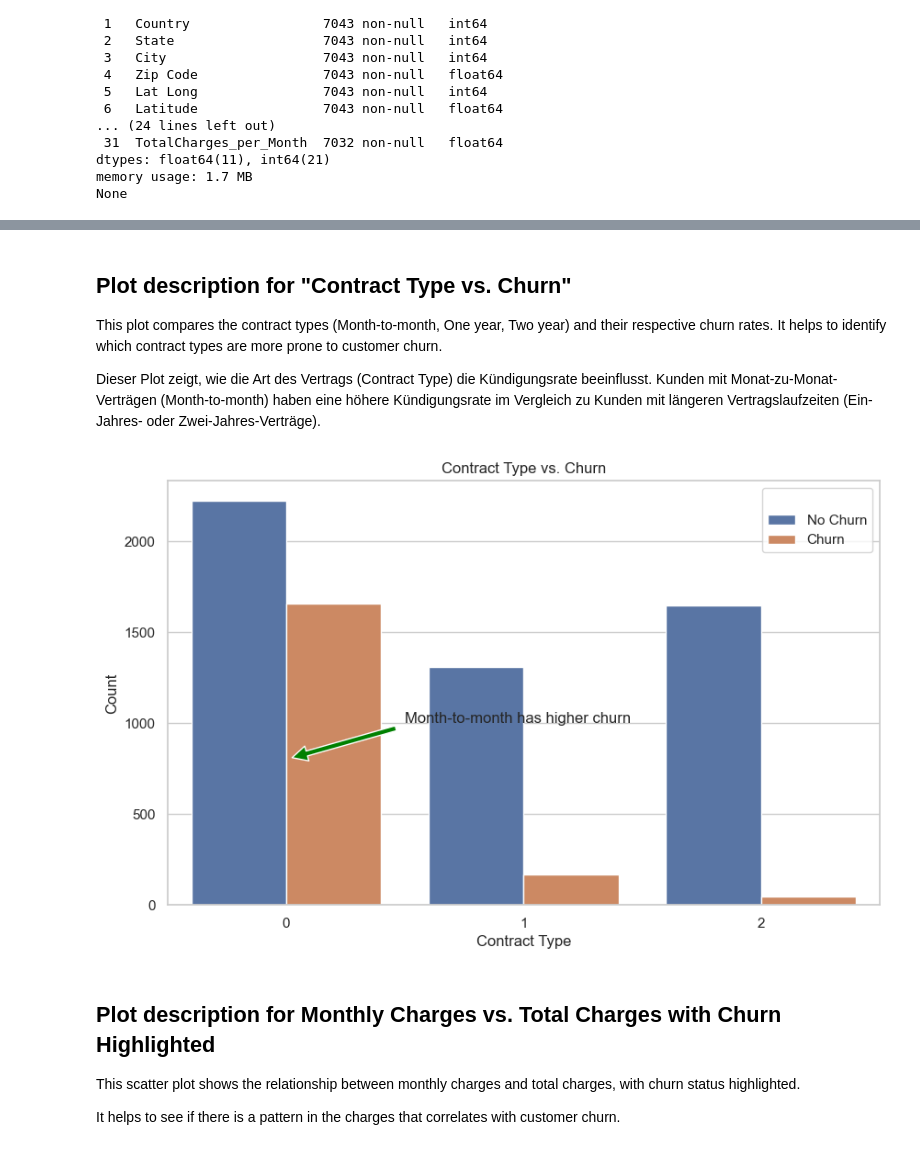
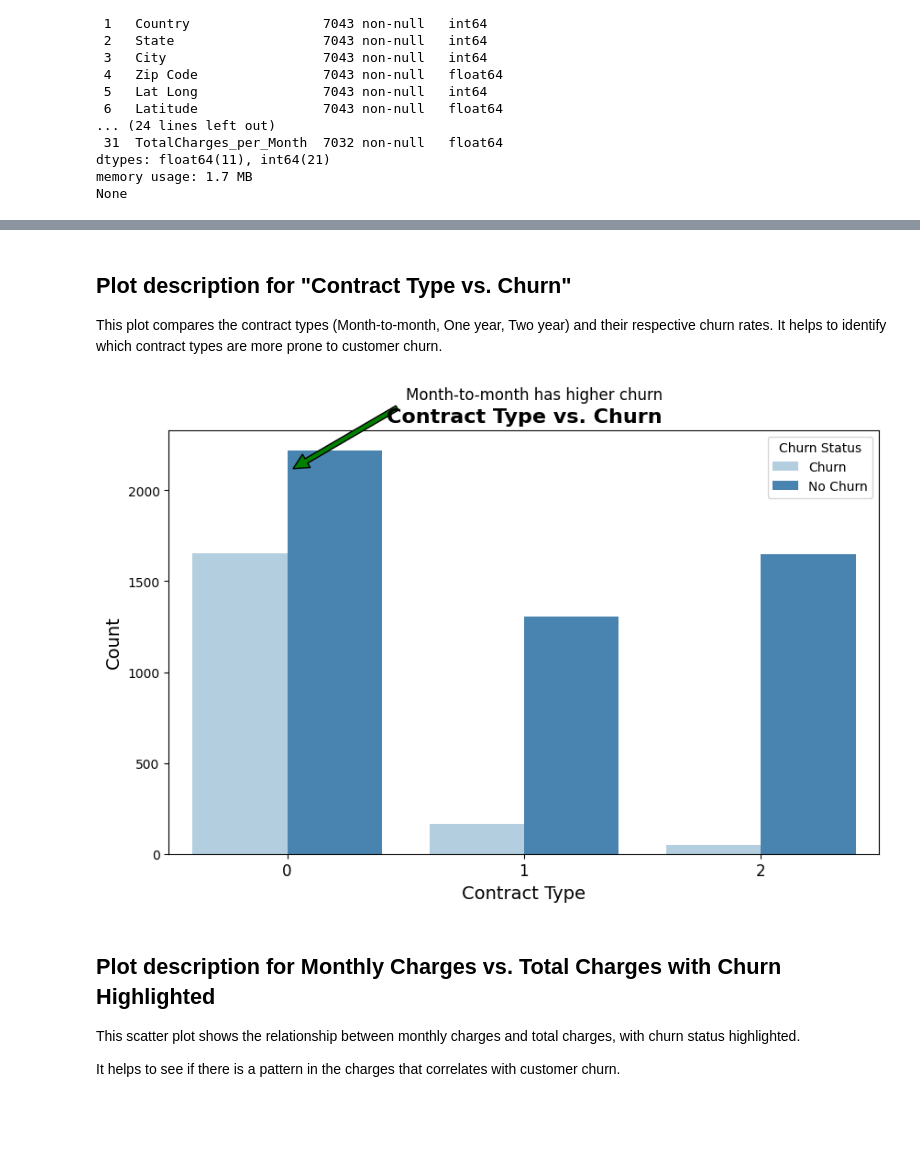
Before and after one commit to MichelleWegner/Customer-Stay-Analytics, a Jupyter notebook: Notebook/Clean-Data-Process-Copie Kopie.ipynb, the cells around one changed output, grey strips where cells are left out. Drawn from its saved outputs; the diff is of its cells as text; code cells hidden in the pictures; blank space fills up the shorter version.

```diff
--- a/Notebook/Clean-Data-Process-Copie Kopie.ipynb
+++ b/Notebook/Clean-Data-Process-Copie Kopie.ipynb
@@ -109,6 +109,10 @@ dtypes: float64(11), int64(21)
 memory usage: 1.7 MB
 None
 # %%
+# Convert Churn Label to descriptive labels
+data['Churn Label'] = data['Churn Label'].replace({0: 'No Churn', 1: 'Churn'})
+
+
 # Distribution of the target variable
 sns.countplot(x='Churn Label', data=data)
 plt.title('Distribution of Churn')
@@ -180,4 +187,6 @@ plt.ylabel('Tenure Months')
 plt.annotate('Low Tenure, High Churn', xy=(1, 10), xytext=(1.5, 20),
              arrowprops=dict(facecolor='blue', shrink=0.05))
 plt.show()
+# Convert Churn Label to descriptive labels
+data['Churn Label'] = data['Churn Label'].replace({0: 'No Churn', 1: 'Churn'})
 # %% [output]
@@ -203,26 +204,31 @@ Dieser Plot zeigt, wie lange Kunden beim Unternehmen sind (Tenure Months) und ob
 # %% [markdown]
 ## Plot description for "Contract Type vs. Churn"
 This plot compares the contract types (Month-to-month, One year, Two year) and their respective churn rates. It helps to identify which contract types are more prone to customer churn.
-
-
-
-Dieser Plot zeigt, wie die Art des Vertrags (Contract Type) die Kündigungsrate beeinflusst.
-Kunden mit Monat-zu-Monat-Verträgen (Month-to-month) haben eine höhere Kündigungsrate im Vergleich zu Kunden mit längeren Vertragslaufzeiten (Ein-Jahres- oder Zwei-Jahres-Verträge).
 # %%
-# Plot to highlight impact of Contract Type on Churn
+# Convert Churn Label to descriptive labels
+data['Churn Label'] = data['Churn Label'].replace({0: 'No Churn', 1: 'Churn'})
+
+# Plot to highlight impact of Contract Type on Churn using blue tones
 plt.figure(figsize=(10, 6))
-sns.countplot(x='Contract', hue='Churn Label', data=data)
-plt.title('Contract Type vs. Churn')
-plt.xlabel('Contract Type')
-plt.ylabel('Count')
-plt.annotate('Month-to-month has higher churn', xy=(0, 800), xytext=(0.5, 1000),
-             arrowprops=dict(facecolor='green', shrink=0.05))
+sns.countplot(x='Contract', hue='Churn Label', data=data, palette='Blues')
+plt.title('Contract Type vs. Churn', fontsize=16, weight='bold')
+plt.xlabel('Contract Type', fontsize=14)
+plt.ylabel('Count', fontsize=14)
 
-# Make churn labels more visible
-plt.legend(title=' ', loc='upper right', labels=['No Churn', 'Churn'])
+# Adjust annotation to match the reference image
+plt.annotate('Month-to-month has higher churn', xy=(0, 2100), xytext=(0.5, 2500),
+             arrowprops=dict(facecolor='green', shrink=0.05), fontsize=12)
+
+# Adjust the legend to match the reference image
+plt.legend(title='Churn Status', loc='upper right')
+
+# Ensure that the x-axis labels are correctly displayed
+plt.xticks(rotation=0, fontsize=12)
+
+# Display the plot
 plt.show()
 # %% [output]
-[figure, old version]
+[figure, new version]
 # %% [markdown]
 ## Plot description for Monthly Charges vs. Total Charges with Churn Highlighted
 
```
Also changed, not shown: parts of 31 cells of this notebook, 1 other file.
